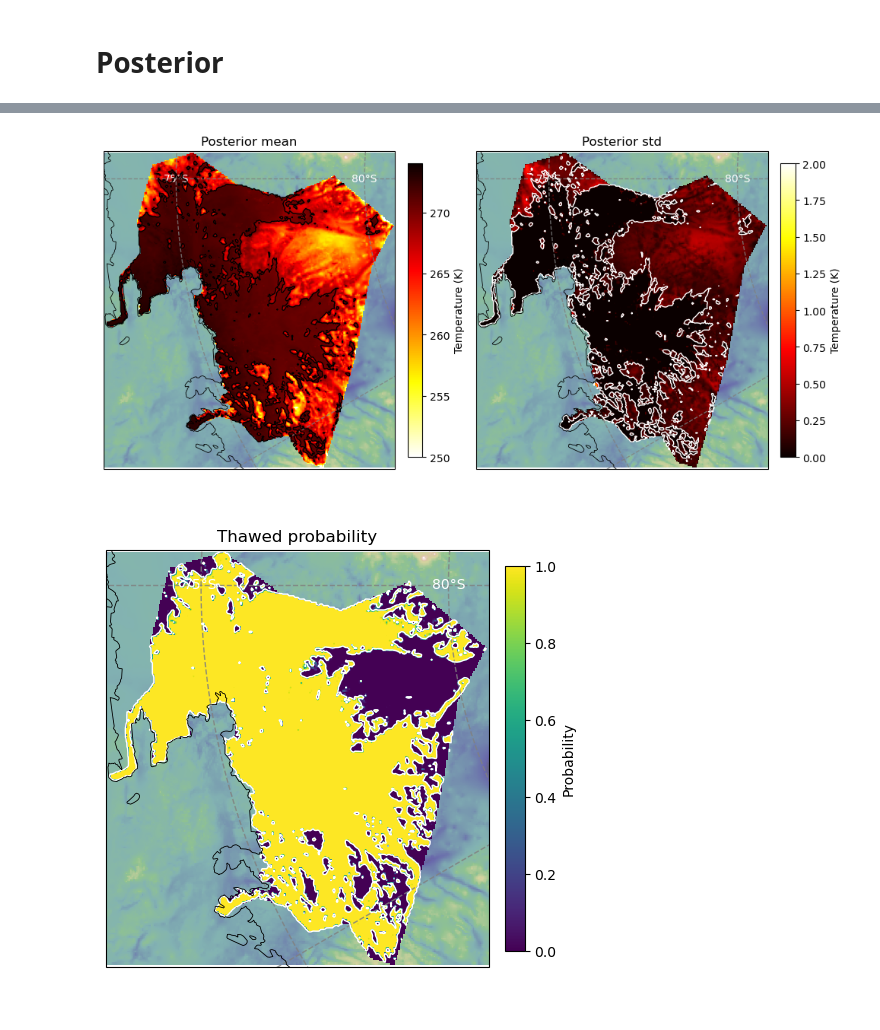
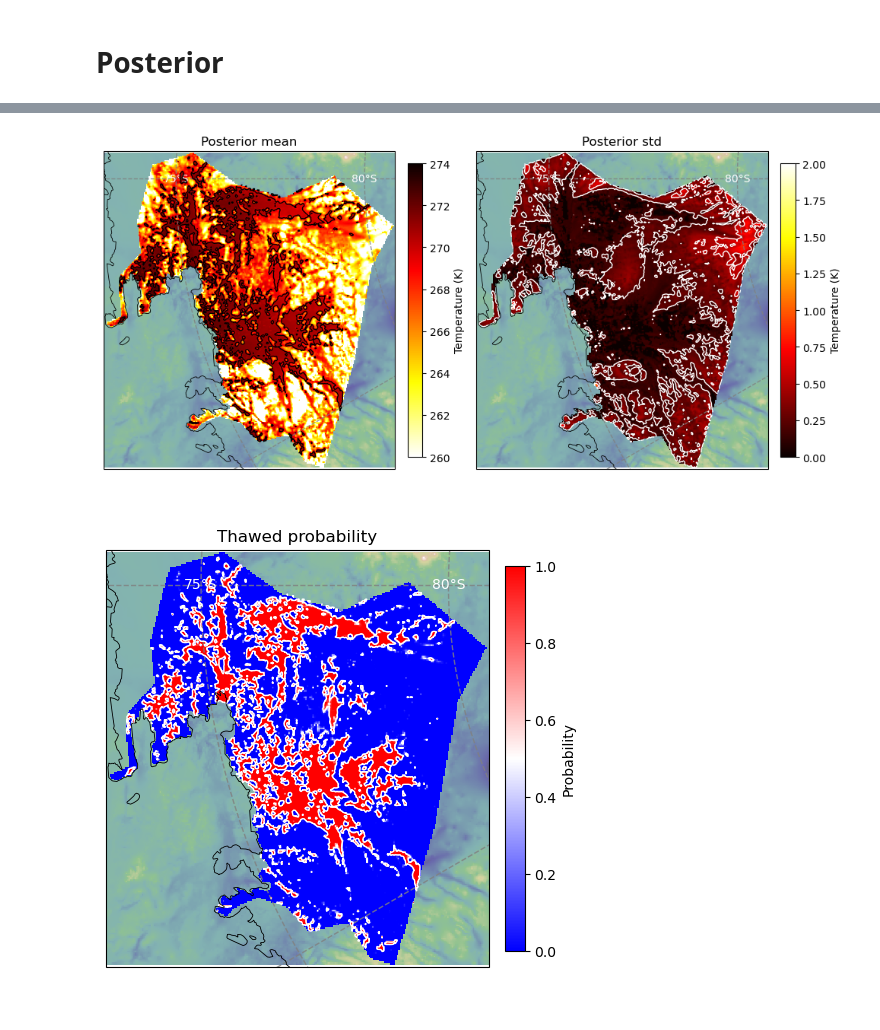
Before and after one commit to alastairyang/GMR-inference, a Jupyter notebook: notebooks/makeFigs.ipynb, the cells around one changed output, grey strips where cells are left out. Saved outputs shown, nothing was run; the diff lists cells and outputs as text; code cells hidden in the pictures.

```diff
--- a/notebooks/makeFigs.ipynb
+++ b/notebooks/makeFigs.ipynb
@@ -72,7 +78,7 @@ data1 = dict(
     x = xs_ase,
     y = ys_ase,
     data = Tb_mean,
-    vmin = 250,
+    vmin = 260,
     vmax = 274,
     contour_data = dTpmp_mean,
     contour_levels = [1],
@@ -88,8 +94,8 @@ data2 = dict(
     vmin = 0,
     vmax = 2,
     cmap = 'hot',
-    contour_data = dTpmp_mean,
-    contour_levels = [1],
+    contour_data = Tb_std,
+    contour_levels = [0.2, 0.5],
     title = 'Posterior std',
     cb_label = 'Temperature (K)'
 )
@@ -103,7 +109,7 @@ background = dict(
 plotit.define_extent(xs_ase, ys_ase)
 plotit.plot((data1, data2), background)
 # %% [output]
-[figure, old version]
+[figure, new version]
 # %%
 # compute thawed probability. This is defined by the fraction of samples that are within epsilon degree of PMP
 def compute_thawed_probability(Tb_samples, pmp, epsilon=1):
@@ -111,34 +117,34 @@ def compute_thawed_probability(Tb_samples, pmp, epsilon=1):
     Parameters
     ----------
     Tb_samples : (n_samples, n_pixels)  – posterior samples, spatially flattened
     pmp        : (nx, ny) or (n_pixels,) – pressure melting point
     epsilon    : float – tolerance in K
 
     Returns
     -------
     thawed_probability : (n_pixels,) – fraction of samples within epsilon of PMP
     """
     pmp_flat   = pmp.ravel()                          # (n_pixels,)
     # Tb_samples : (n_samples, n_pixels)  ✅ shapes now align on axis=1
     diff       = np.abs(pmp_flat[np.newaxis, :] - Tb_samples)   # (n_samples, n_pixels)
     thawed_count = np.sum(diff <= epsilon, axis=0)               # (n_pixels,)
     return thawed_count / Tb_samples.shape[0]
 
 
-thawed_probability = compute_thawed_probability(Tb_samples, pmp, epsilon=5).reshape(nx, ny)
+thawed_probability = compute_thawed_probability(Tb_samples, pmp, epsilon=1).reshape(nx, ny)
 thawed_probability[aux_data['mask']==0] = np.nan
 thawed_prob_data = dict(
     x = xs_ase,
     y = ys_ase,
     data = thawed_probability,
     vmin = 0,
     vmax = 1,
-    cmap = 'viridis',
+    cmap = 'bwr',
     contour_data = dTpmp_mean,
-    contour_levels = [5],
+    contour_levels = [1],
     title = 'Thawed probability',
     cb_label = 'Probability'
 )
 plotit.plot((thawed_prob_data,), background)
 # %% [output]
-[figure, old version]
+[figure, new version]
```
Also changed, not shown: parts of 4 cells of this notebook, 9 other files.
